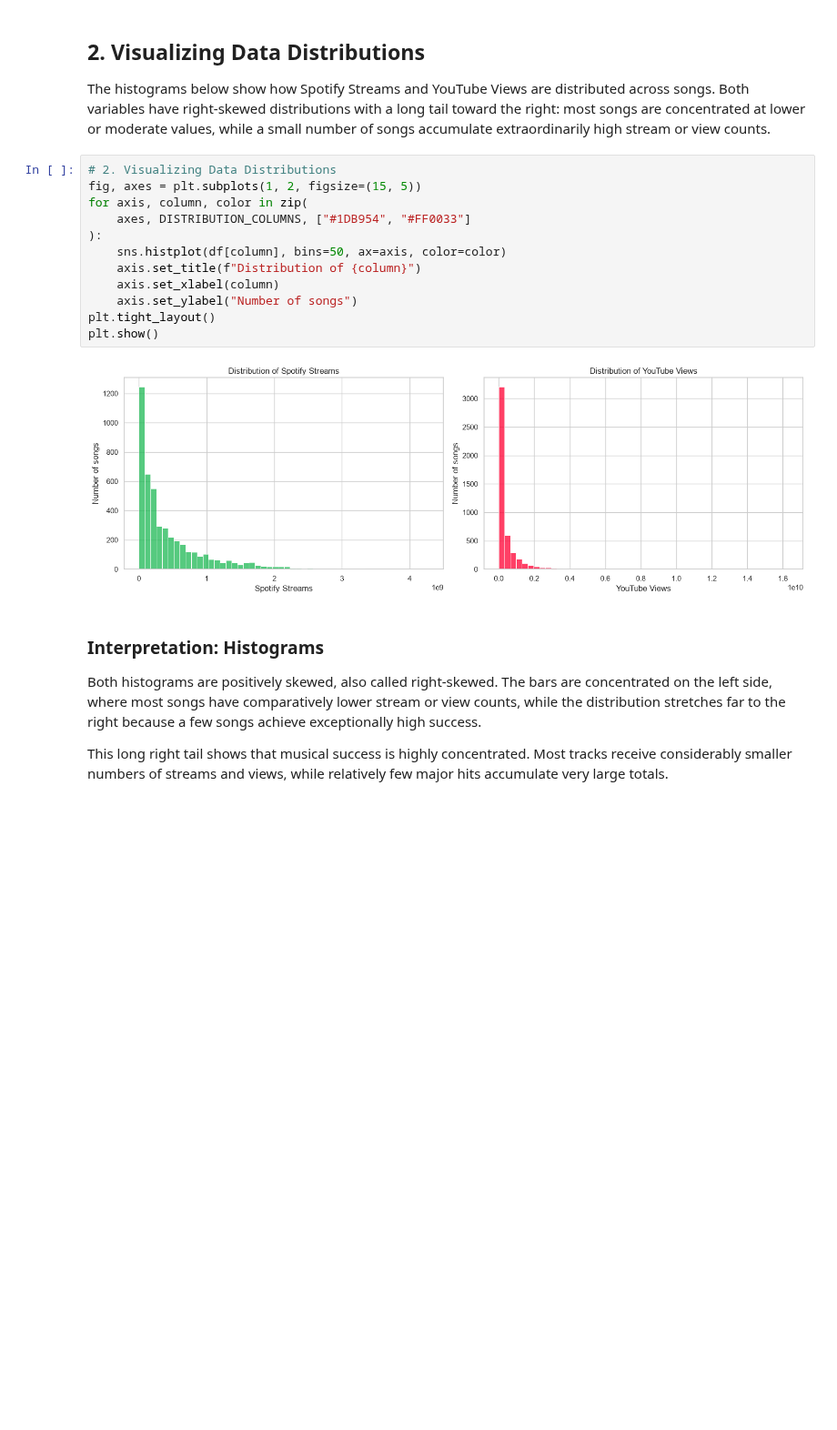
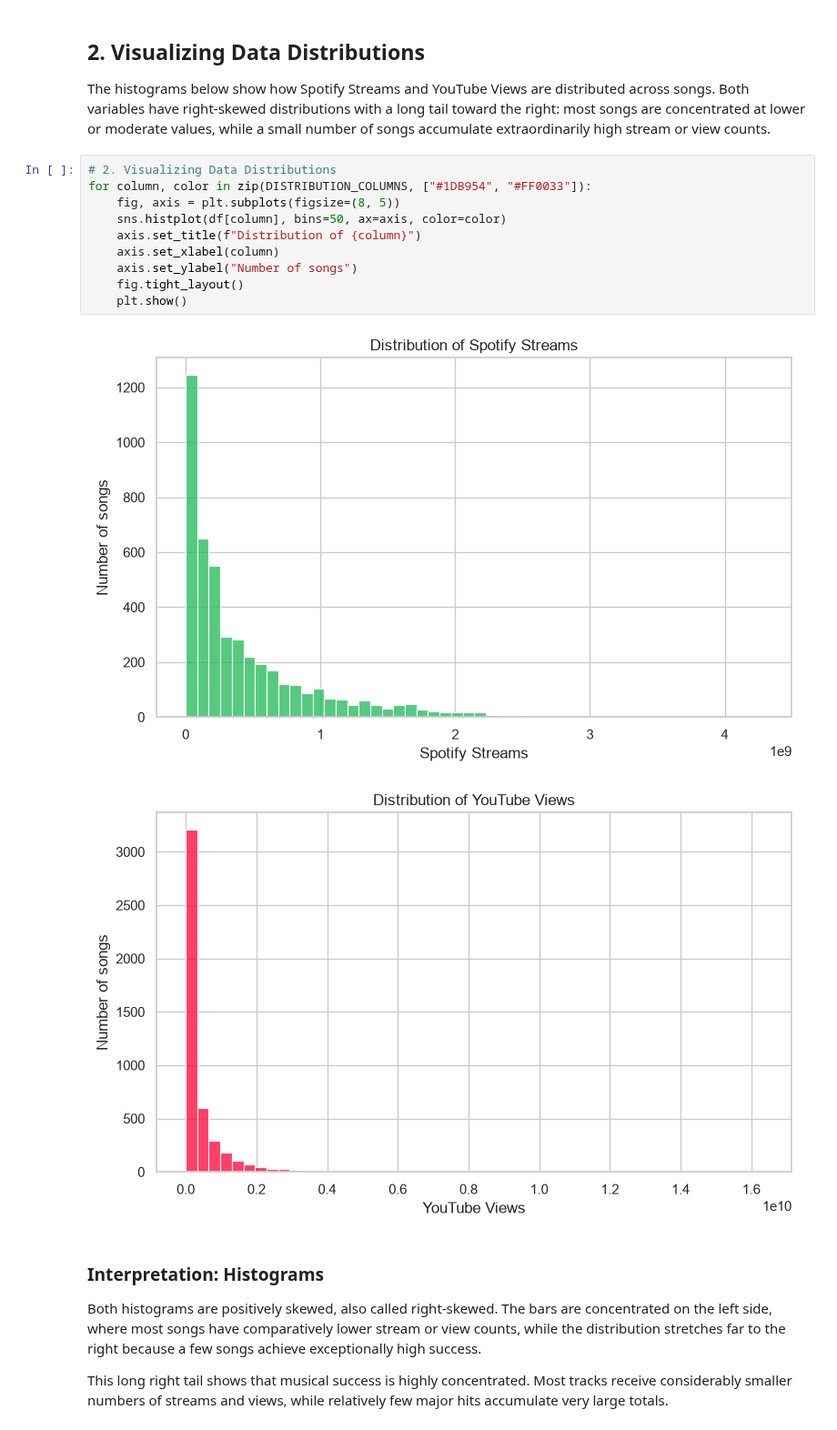
Before and after one commit to GJLG0501/Inteligencia-artificial-avanzada, a Jupyter notebook: P1 Module 1. Python Libraries & Statistics/Tareas/Spotify/Activity 2 Statistical and Probabilistic Analysis of Spotify Popularity.ipynb, the cells around one changed output. Shown at 91% size. Cells and saved outputs as stored; diff of their text form; blank space fills up the shorter version.

```diff
--- a/P1 Module 1. Python Libraries & Statistics/Tareas/Spotify/Activity 2 Statistical and Probabilistic Analysis of Spotify Popularity.ipynb
+++ b/P1 Module 1. Python Libraries & Statistics/Tareas/Spotify/Activity 2 Statistical and Probabilistic Analysis of Spotify Popularity.ipynb
@@ -68,18 +68,17 @@ cleaning_summary
 The histograms below show how Spotify Streams and YouTube Views are distributed across songs. Both variables have right-skewed distributions with a long tail toward the right: most songs are concentrated at lower or moderate values, while a small number of songs accumulate extraordinarily high stream or view counts.
 # %%
 # 2. Visualizing Data Distributions
-fig, axes = plt.subplots(1, 2, figsize=(15, 5))
-for axis, column, color in zip(
-    axes, DISTRIBUTION_COLUMNS, ["#1DB954", "#FF0033"]
-):
+for column, color in zip(DISTRIBUTION_COLUMNS, ["#1DB954", "#FF0033"]):
+    fig, axis = plt.subplots(figsize=(8, 5))
     sns.histplot(df[column], bins=50, ax=axis, color=color)
     axis.set_title(f"Distribution of {column}")
     axis.set_xlabel(column)
     axis.set_ylabel("Number of songs")
-plt.tight_layout()
-plt.show()
+    fig.tight_layout()
+    plt.show()
 # %% [output]
-[figure, old version]
+[figure, new version]
+[figure, added]
 # %% [markdown]
 ### Interpretation: Histograms
 
```
Also changed, not shown: parts of 1 cell of this notebook, 2 other files.
